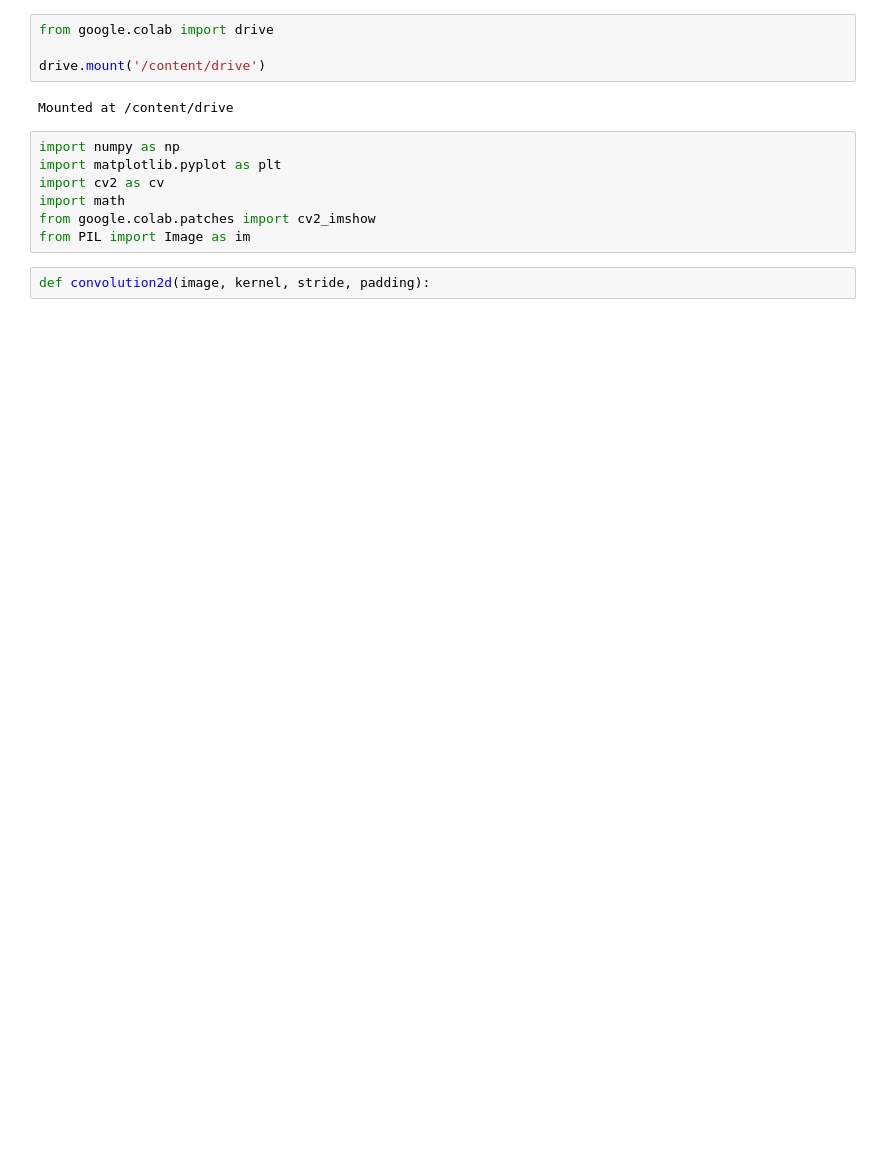
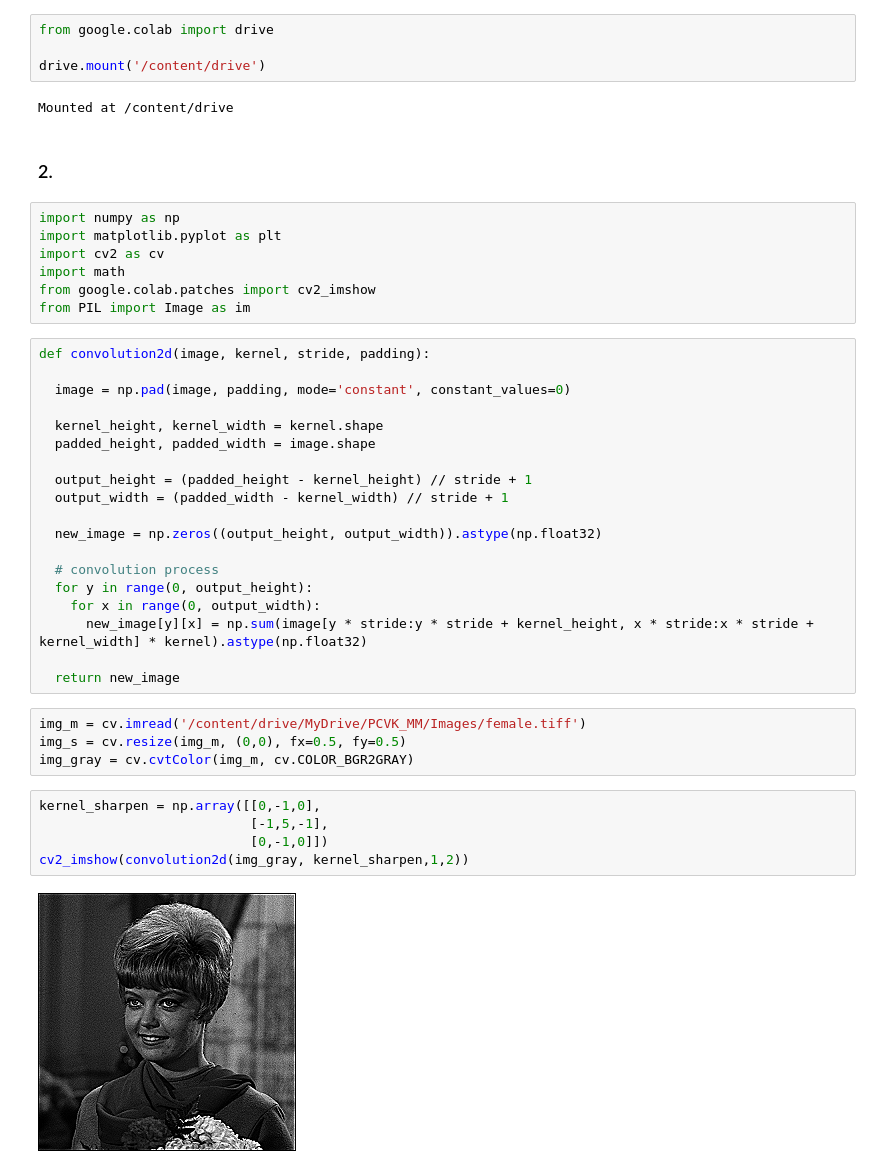
Before and after one commit to Yofandra/PCVK_Ganjil_2023, a Jupyter notebook: Week_7.ipynb, the cells around one changed output. Saved outputs shown, nothing was run; the diff lists cells and outputs as text; blank space fills up the shorter version.

```diff
--- a/Week_7.ipynb
+++ b/Week_7.ipynb
@@ -6,6 +6,8 @@ from google.colab import drive
 drive.mount('/content/drive')
 # %% [output]
 Mounted at /content/drive
+# %% [markdown]
+### 2.
 # %%
 import numpy as np
 import matplotlib.pyplot as plt
@@ -13,5 +15,33 @@ import cv2 as cv
 import math
 from google.colab.patches import cv2_imshow
 from PIL import Image as im
-# %%
-def convolution2d(image, kernel, stride, padding):
+# %%
+def convolution2d(image, kernel, stride, padding):
+
+  image = np.pad(image, padding, mode='constant', constant_values=0)
+
+  kernel_height, kernel_width = kernel.shape
+  padded_height, padded_width = image.shape
+
+  output_height = (padded_height - kernel_height) // stride + 1
+  output_width = (padded_width - kernel_width) // stride + 1
+
+  new_image = np.zeros((output_height, output_width)).astype(np.float32)
+
+  # convolution process
+  for y in range(0, output_height):
+    for x in range(0, output_width):
+      new_image[y][x] = np.sum(image[y * stride:y * stride + kernel_height, x * stride:x * stride + kernel_width] * kernel).astype(np.float32)
+
+  return new_image
+# %%
+img_m = cv.imread('/content/drive/MyDrive/PCVK_MM/Images/female.tiff')
+img_s = cv.resize(img_m, (0,0), fx=0.5, fy=0.5)
+img_gray = cv.cvtColor(img_m, cv.COLOR_BGR2GRAY)
+# %%
+kernel_sharpen = np.array([[0,-1,0],
+                           [-1,5,-1],
+                           [0,-1,0]])
+cv2_imshow(convolution2d(img_gray, kernel_sharpen,1,2))
+# %% [output]
+[figure, added]
```
Also changed, not shown: parts of 15 cells of this notebook.
